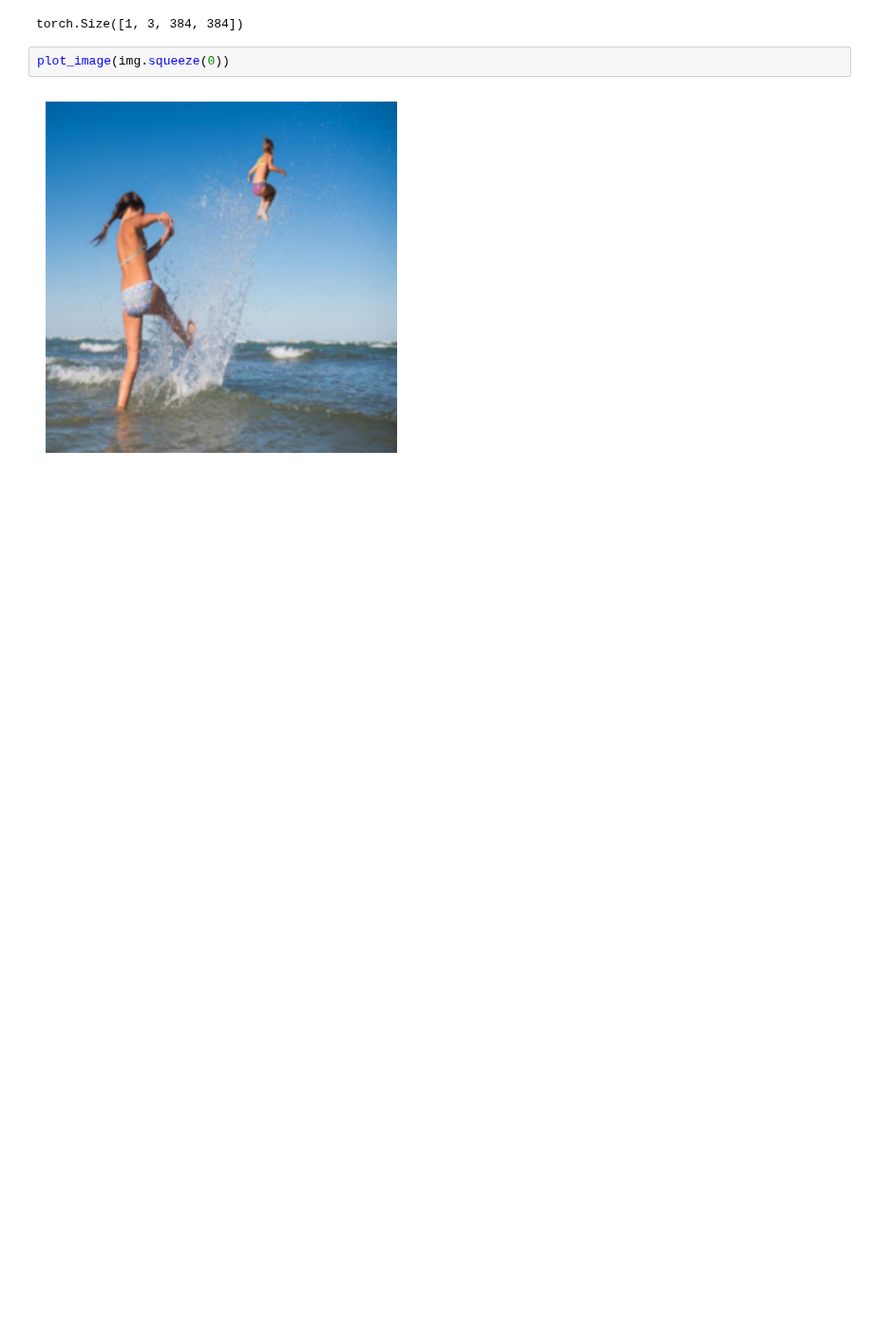
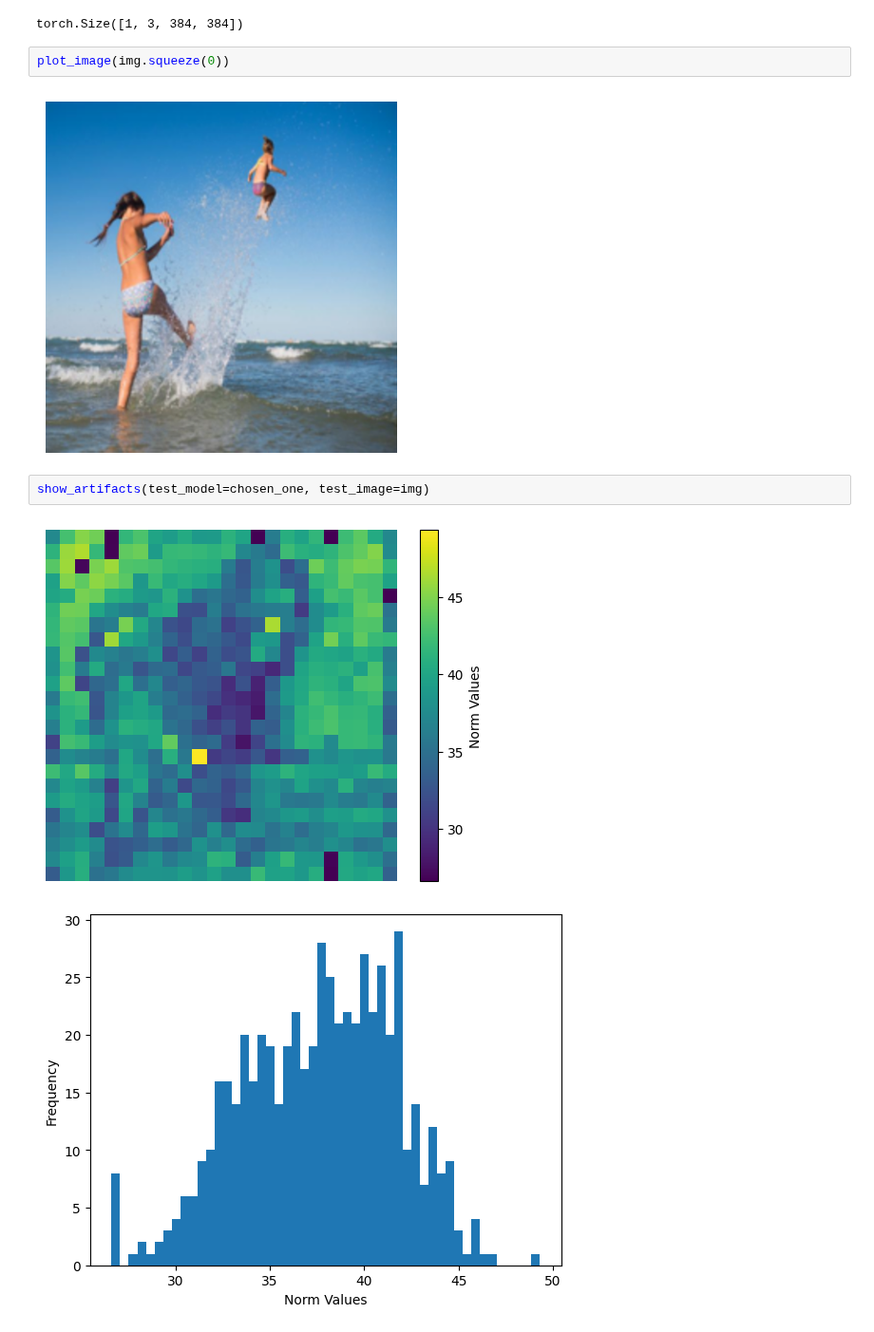
Before and after one commit to azywot/fact, a Jupyter notebook: DEIT-III/notebook.ipynb, the cells around one changed output. Shown at 95% size. Saved outputs shown, nothing was run; the diff lists cells and outputs as text; blank space fills up the shorter version.

```diff
--- a/DEIT-III/notebook.ipynb
+++ b/DEIT-III/notebook.ipynb
@@ -156,3 +129,8 @@ torch.Size([1, 3, 384, 384])
 plot_image(img.squeeze(0))
 # %% [output]
 [figure]
+# %%
+show_artifacts(test_model=chosen_one, test_image=img)
+# %% [output]
+[figure, added]
+[figure, added]
```
Also changed, not shown: parts of 31 cells of this notebook.
